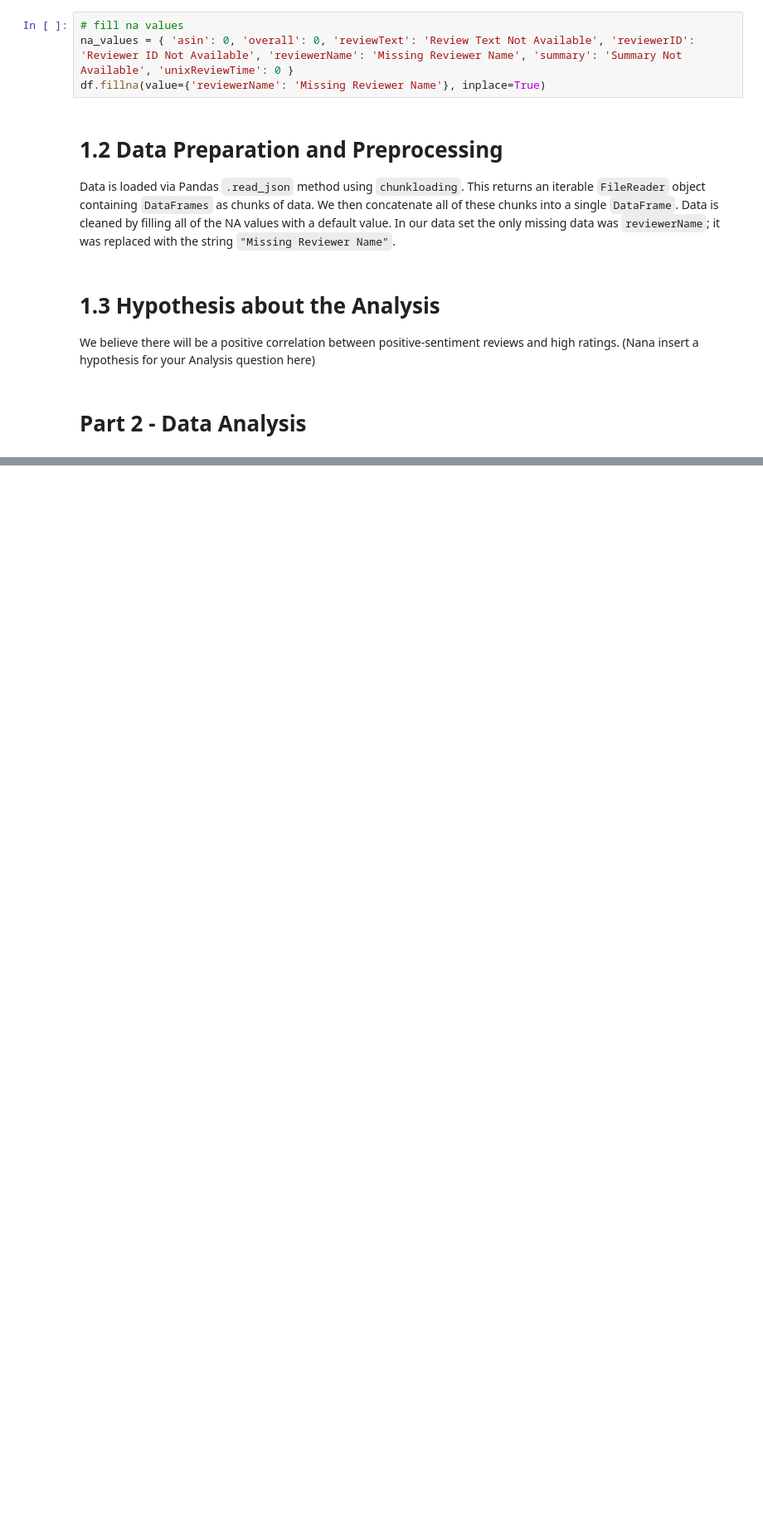
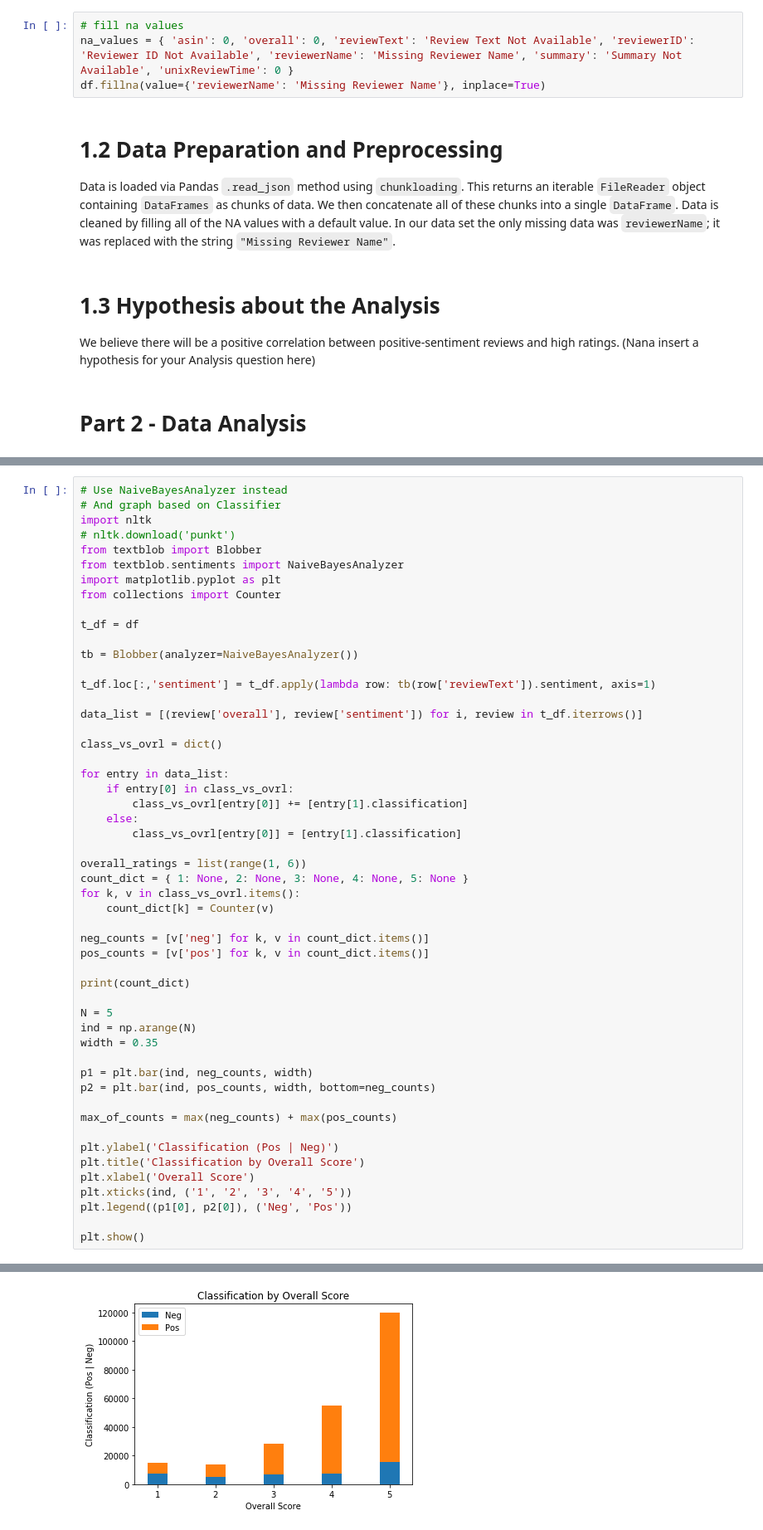
Before and after one commit to Ethan-Arrowood/data-analytics-assignment, a Jupyter notebook: Assignment.ipynb, the cells around one changed output, grey strips where cells are left out. Shown: that part at 83% size. Saved outputs shown, nothing was run; the diff lists cells and outputs as text; blank space fills up the shorter version.

```diff
--- a/Assignment.ipynb
+++ b/Assignment.ipynb
@@ -150,0 +144,53 @@ Text(0,0.5,'Polarity')
+# %%
+# Use NaiveBayesAnalyzer instead
+# And graph based on Classifier
+import nltk
+# nltk.download('punkt')
+from textblob import Blobber
+from textblob.sentiments import NaiveBayesAnalyzer
+import matplotlib.pyplot as plt
+from collections import Counter
+
+t_df = df
+
+tb = Blobber(analyzer=NaiveBayesAnalyzer())
+
+t_df.loc[:,'sentiment'] = t_df.apply(lambda row: tb(row['reviewText']).sentiment, axis=1)
+
+data_list = [(review['overall'], review['sentiment']) for i, review in t_df.iterrows()]
+
+class_vs_ovrl = dict()
+
+for entry in data_list:
+    if entry[0] in class_vs_ovrl:
+        class_vs_ovrl[entry[0]] += [entry[1].classification]
+    else:
+        class_vs_ovrl[entry[0]] = [entry[1].classification]
+
+overall_ratings = list(range(1, 6))
+count_dict = { 1: None, 2: None, 3: None, 4: None, 5: None }
+for k, v in class_vs_ovrl.items():
+    count_dict[k] = Counter(v)
+
+neg_counts = [v['neg'] for k, v in count_dict.items()]
+pos_counts = [v['pos'] for k, v in count_dict.items()]
+
+print(count_dict)
+
+N = 5
+ind = np.arange(N)
+width = 0.35
+
+p1 = plt.bar(ind, neg_counts, width)
+p2 = plt.bar(ind, pos_counts, width, bottom=neg_counts)
+
+max_of_counts = max(neg_counts) + max(pos_counts)
+
+plt.ylabel('Classification (Pos | Neg)')
+plt.title('Classification by Overall Score')
+plt.xlabel('Overall Score')
+plt.xticks(ind, ('1', '2', '3', '4', '5'))
+plt.legend((p1[0], p2[0]), ('Neg', 'Pos'))
+
+plt.show()
+# %% [output]
@@ -150,0 +198 @@ Text(0,0.5,'Polarity')
+[figure, added]
```
Also changed, not shown: parts of 5 cells of this notebook.
